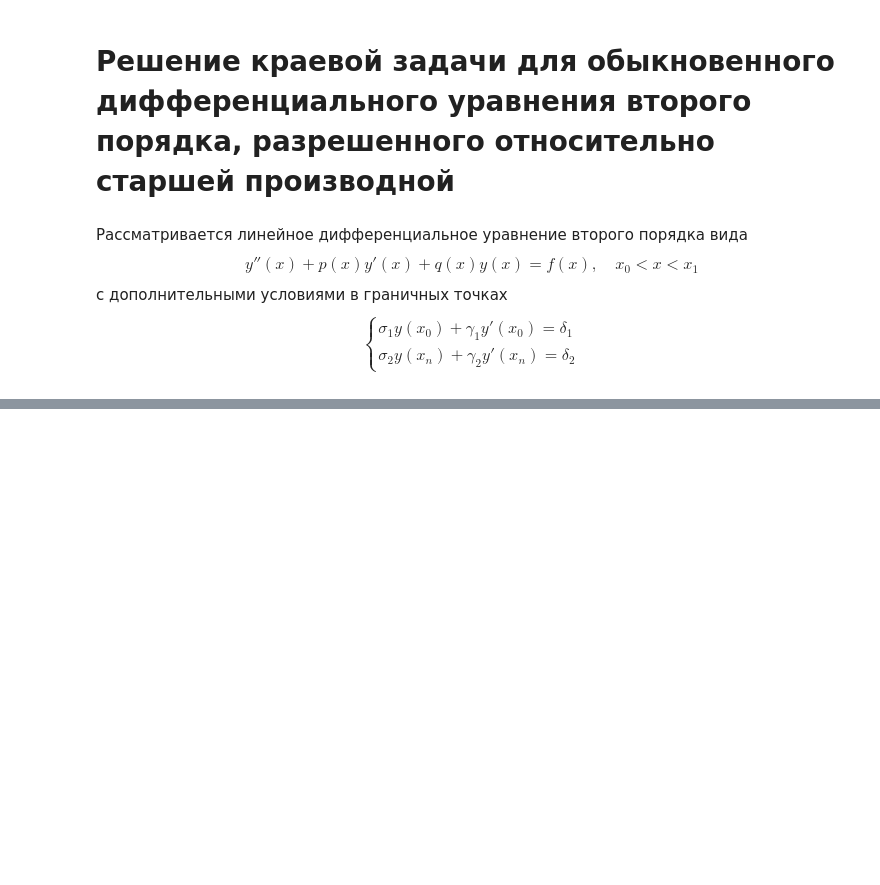
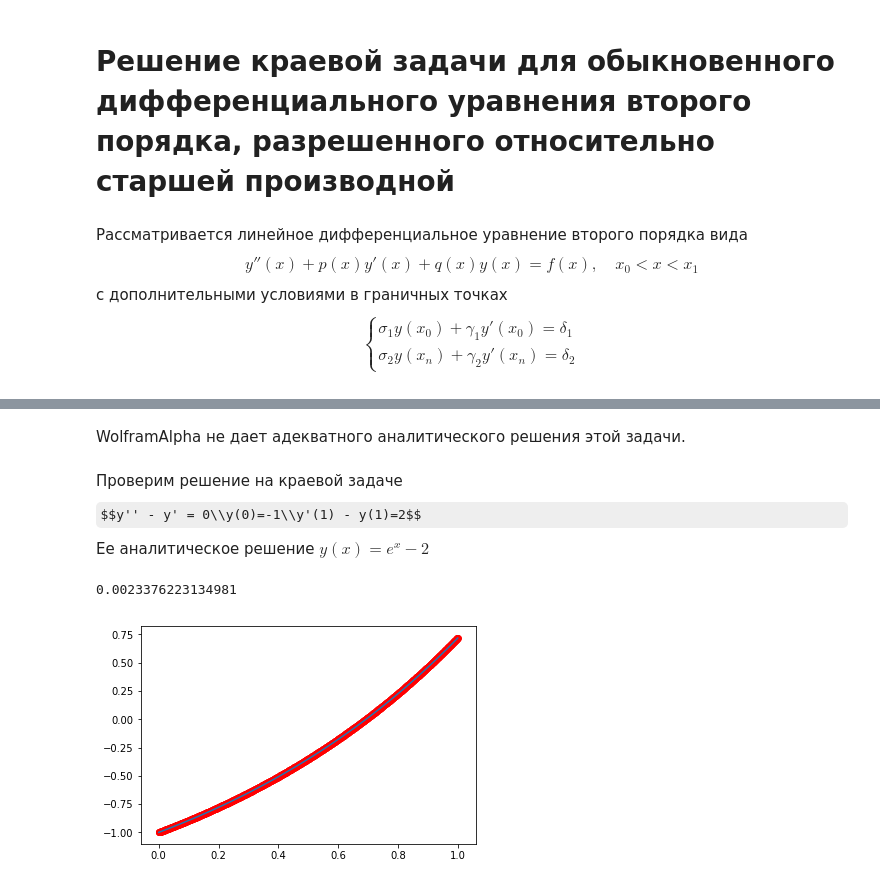
Before and after one commit to Sorrow321/NM, a Jupyter notebook: DifEq.ipynb, the cells around one changed output, grey strips where cells are left out. Drawn from its saved outputs; the diff is of its cells as text; code cells hidden in the pictures; some formulas as TeX source; blank space fills up the shorter version.

```diff
--- a/DifEq.ipynb
+++ b/DifEq.ipynb
@@ -445,0 +463,23 @@ method(0.7, 1, p, q, f, [0, 0.5], [1, 1], [1.3, 2], 5)
+# %% [markdown]
+WolframAlpha не дает адекватного аналитического решения этой задачи.
+# %% [markdown]
+Проверим решение на краевой задаче$$y'' - y' = 0\\y(0)=-1\\y'(1) - y(1)=2$$Ее аналитическое решение $y(x) = e^x - 2$
+# %%
+def p(x):
+    return -1
+def q(x):
+    return 0
+def f(x):
+    return 0
+res = method(0, 1, p, q, f, [1, -1], [0, 1], [-1, 2], 1000)
+solution = np.array(list(res.items())) # превращаем словарь в массив пар (x, y)
+solution = solution[::-1] # переворачиваем массив
+plt.pyplot.scatter(x=solution[:, 0], y=solution[:, 1], color='red')
+true_solution = np.linspace(0, 1, 100) # мелкая сетка для вывода аналитического решения
+plt.pyplot.plot(true_solution, np.exp(true_solution) - 2) # график y_1
+
+difference = abs(solution[:, 1] - (np.exp(solution[:, 0]) - 2)) # модули погрешностей
+print(np.amax(difference)) # максимум из модулей погрешностей
+# %% [output]
+0.0023376223134981
+[figure, added]
```
Also changed, not shown: parts of 3 cells of this notebook.
